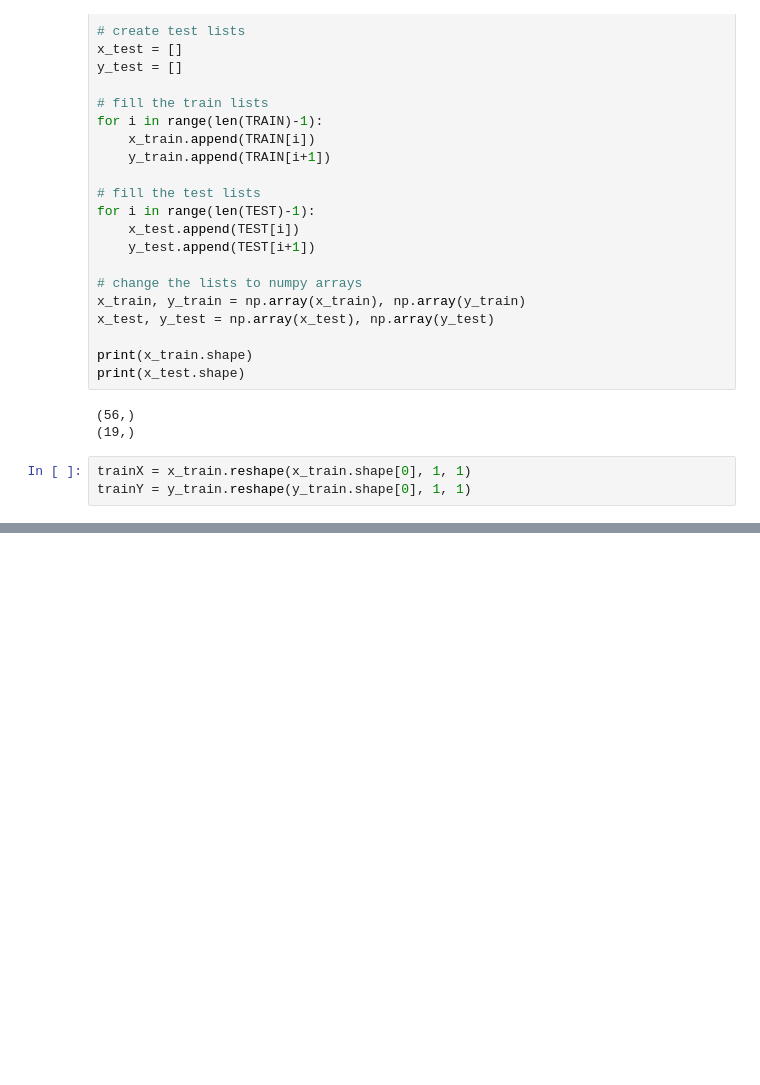
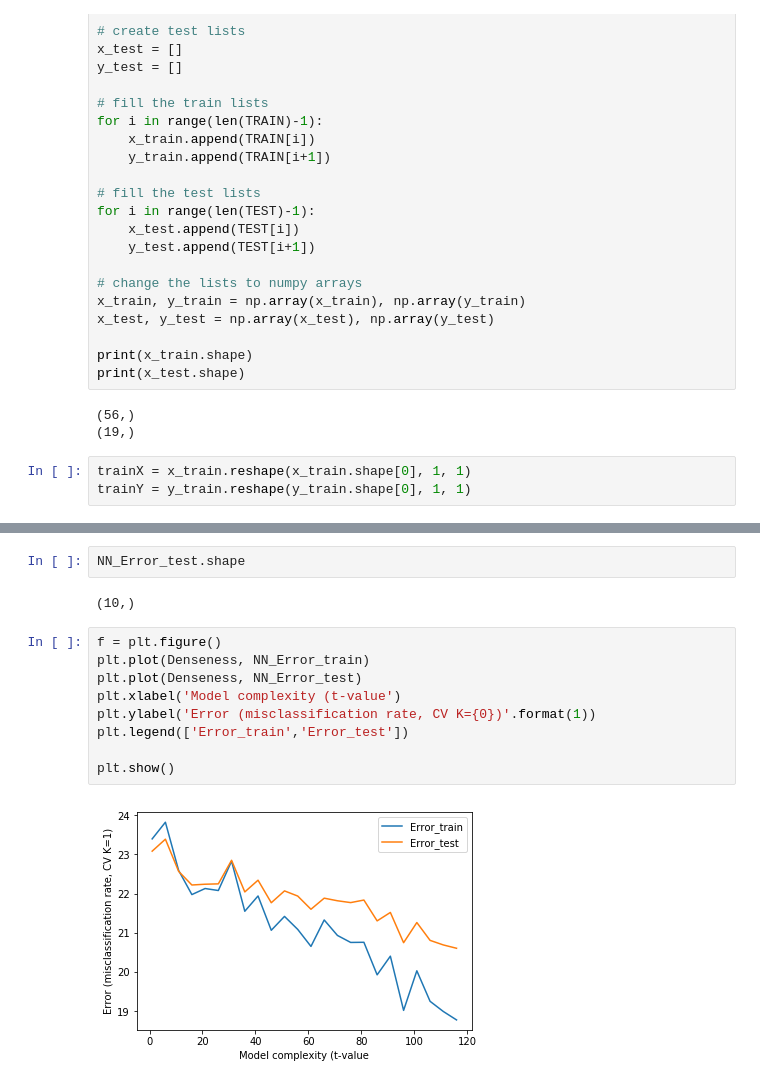
Before and after one commit to bok11/IS-Data-Analasys, a Jupyter notebook: Data Exploration (Part 2).ipynb, the cells around one changed output, grey strips where cells are left out. Cells and saved outputs as stored; diff of their text form; blank space fills up the shorter version.

```diff
--- a/Data Exploration (Part 2).ipynb
+++ b/Data Exploration (Part 2).ipynb
@@ -176,2 +221,17 @@ ValueError: Error when checking input: expected dense_41_input to have shape (No
+# %%
+NN_Error_test.shape
+# %% [output]
+(10,)
+# %%
+f = plt.figure()
+plt.plot(Denseness, NN_Error_train)
+plt.plot(Denseness, NN_Error_test)
+plt.xlabel('Model complexity (t-value')
+plt.ylabel('Error (misclassification rate, CV K={0})'.format(1))
+plt.legend(['Error_train','Error_test'])
+
+plt.show()
+# %% [output]
+[figure, added]
 # %%
 model = Sequential()
```
Also changed, not shown: parts of 28 cells of this notebook, 1 other file.
